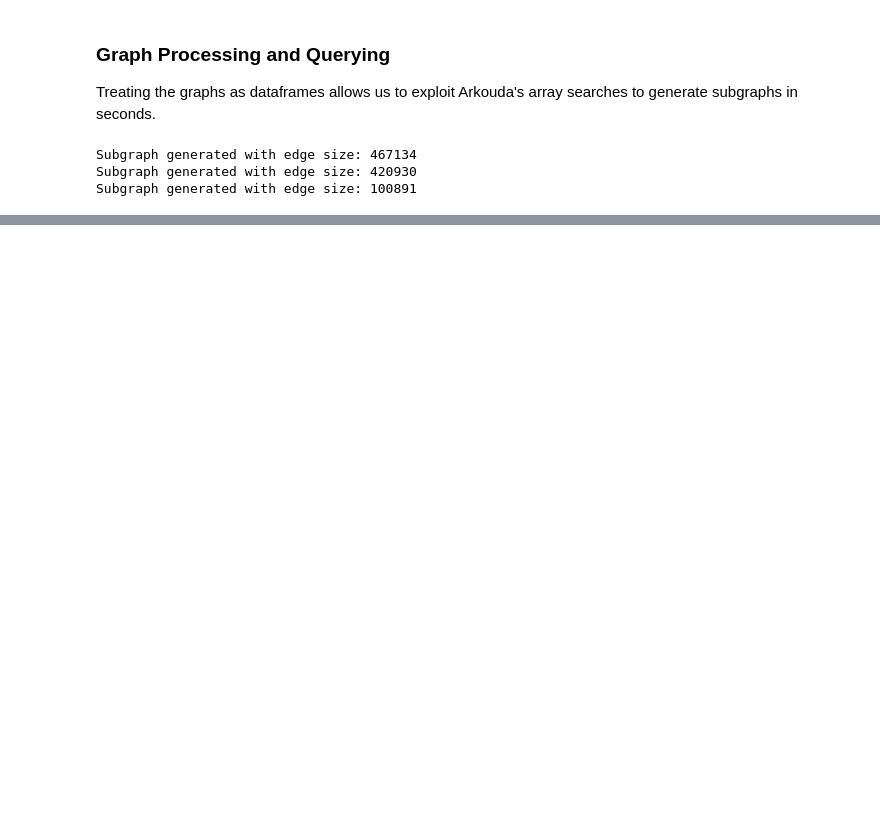
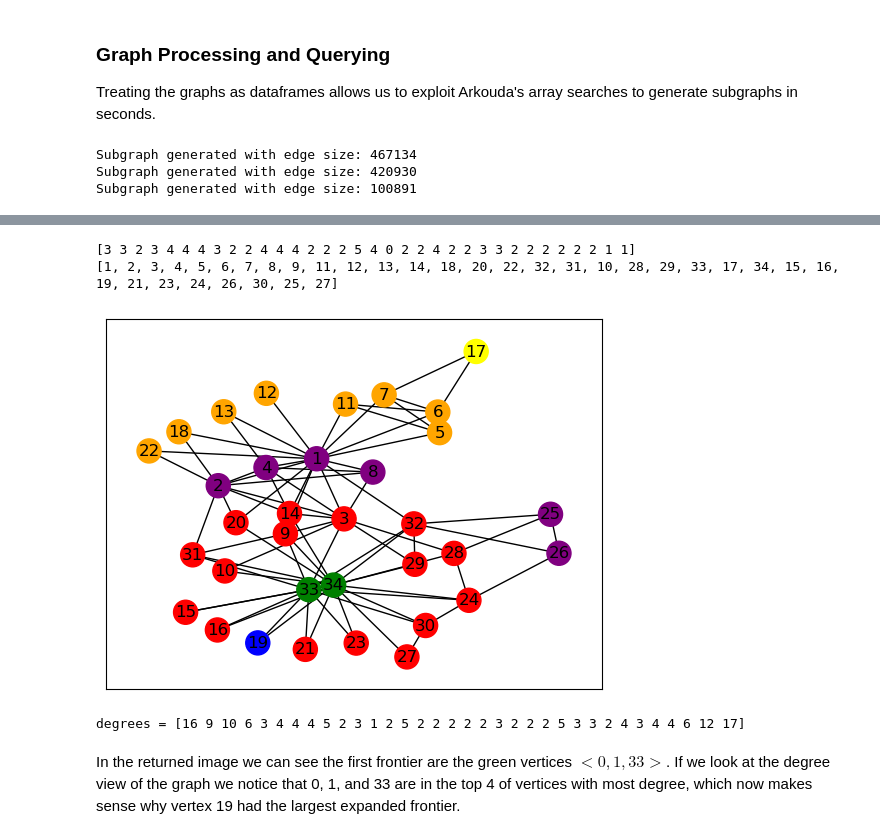
Before and after one commit to Bears-R-Us/arkouda-njit, a Jupyter notebook: arachne/arachne_sample.ipynb, the cells around one changed output, grey strips where cells are left out. Saved outputs shown, nothing was run; the diff lists cells and outputs as text; code cells hidden in the pictures; blank space fills up the shorter version.

```diff
--- a/arachne/arachne_sample.ipynb
+++ b/arachne/arachne_sample.ipynb
@@ -131,0 +229,24 @@ Let's run some graph algorithms and see how we can use the returned information
+# %%
+d = ar.bfs_layers(G, 19)
+color_dict = {0:"blue", 1:"green", 2:"red", 3:"purple", 4:"orange", 5:"yellow"}
+print(d)
+
+color_map = []
+nodes = nx_display.nodes()
+for u in nodes:
+    color_map.append(color_dict[d[u-1]])
+
+print(nx_display.nodes)
+
+pos = nx.kamada_kawai_layout(nx_display)
+nx.draw_networkx(nx_display, pos, with_labels=True, node_color=color_map)
+plt.show()
+
+print(f"degrees = {degrees}")
+# %% [output]
+[3 3 2 3 4 4 4 3 2 2 4 4 4 2 2 2 5 4 0 2 2 4 2 2 3 3 2 2 2 2 2 2 1 1]
+[1, 2, 3, 4, 5, 6, 7, 8, 9, 11, 12, 13, 14, 18, 20, 22, 32, 31, 10, 28, 29, 33, 17, 34, 15, 16, 19, 21, 23, 24, 26, 30, 25, 27]
+[figure, added]
+degrees = [16 9 10 6 3 4 4 4 5 2 3 1 2 5 2 2 2 2 2 3 2 2 2 5 3 3 2 4 3 4 4 6 12 17]
+# %% [markdown]
+In the returned image we can see the first frontier are the green vertices $<0, 1, 33>$. If we look at the degree view of the graph we notice that 0, 1, and 33 are in the top 4 of vertices with most degree, which now makes sense why vertex 19 had the largest expanded frontier.
```
Also changed, not shown: parts of 40 cells of this notebook.
